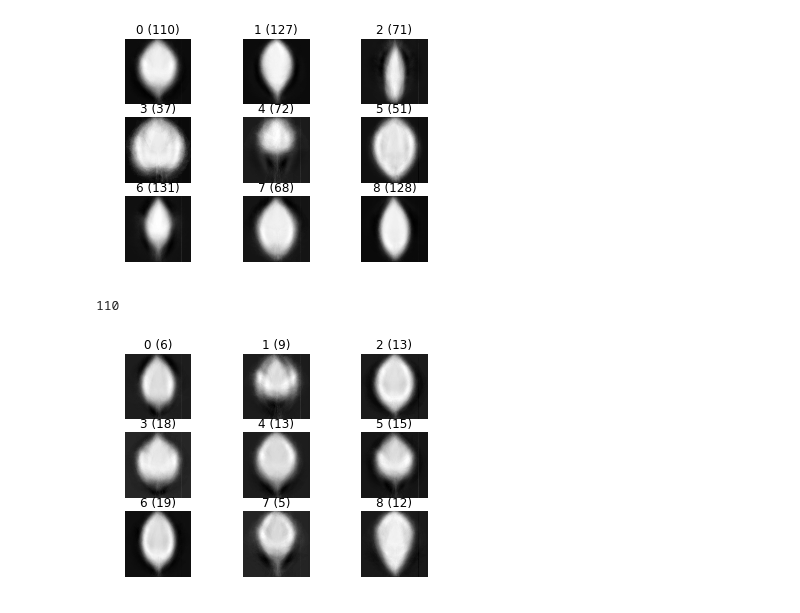
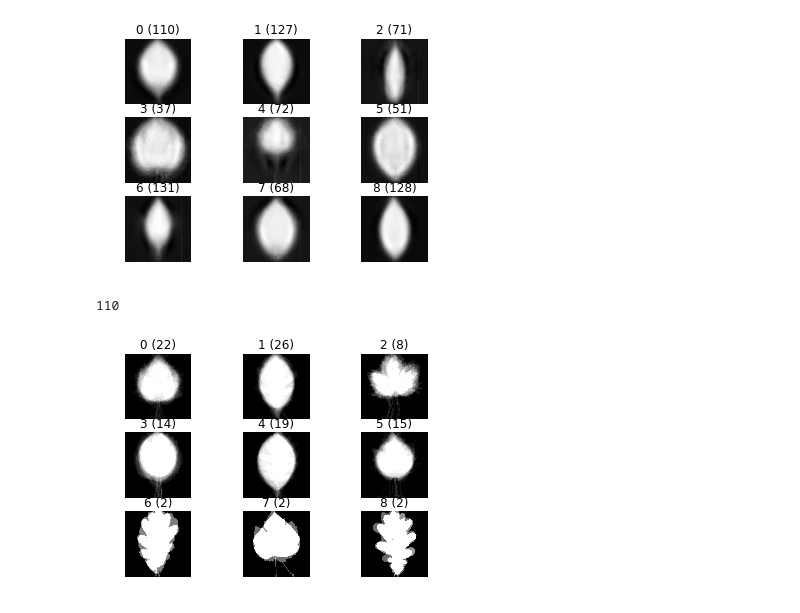
Before and after one commit to tmbdev-teaching/teaching-mmir, a Jupyter notebook: 38-kmeans-pca-tree.ipynb, the cells around one changed output. Cells and saved outputs as stored; diff of their text form; code cells hidden in the pictures.

```diff
--- a/38-kmeans-pca-tree.ipynb
+++ b/38-kmeans-pca-tree.ipynb
@@ -79,16 +79,17 @@ for i,c in enumerate(km.cluster_centers_):
 # %% [output]
 [figure]
 # %%
-lo0 = [lo[i] for i in nearest[0]]
-print len(lo0)
+data0 = [data[i] for i in nearest[0]] # note data instead of lo
+print len(data0)
 km0 = MiniBatchKMeans(n_clusters=9)
-km0.fit(lo0)
-assignments0 = km0.predict(lo0)
+km0.fit(data0)
+assignments0 = km0.predict(data0)
 nearest0 = [[i for i,j in enumerate(assignments0) if j==c] for c in range(9)]
-for i,c in enumerate(km0.cluster_centers_):
-    im = pca.inverse_transform(c)
-    subplot(3,3,i+1); axis("off"); imshow(im.reshape(256,256))
-    title("%d (%d)"%(i,len(nearest0[i])))
 # %% [output]
 110
-[figure, removed]
+# %%
+for i,c in enumerate(km0.cluster_centers_):
+    subplot(3,3,i+1); axis("off"); imshow(c.reshape(256,256))
+    title("%d (%d)"%(i,len(nearest0[i])))
+# %% [output]
+[figure, added]
```
Also changed, not shown: parts of 2 cells of this notebook.
